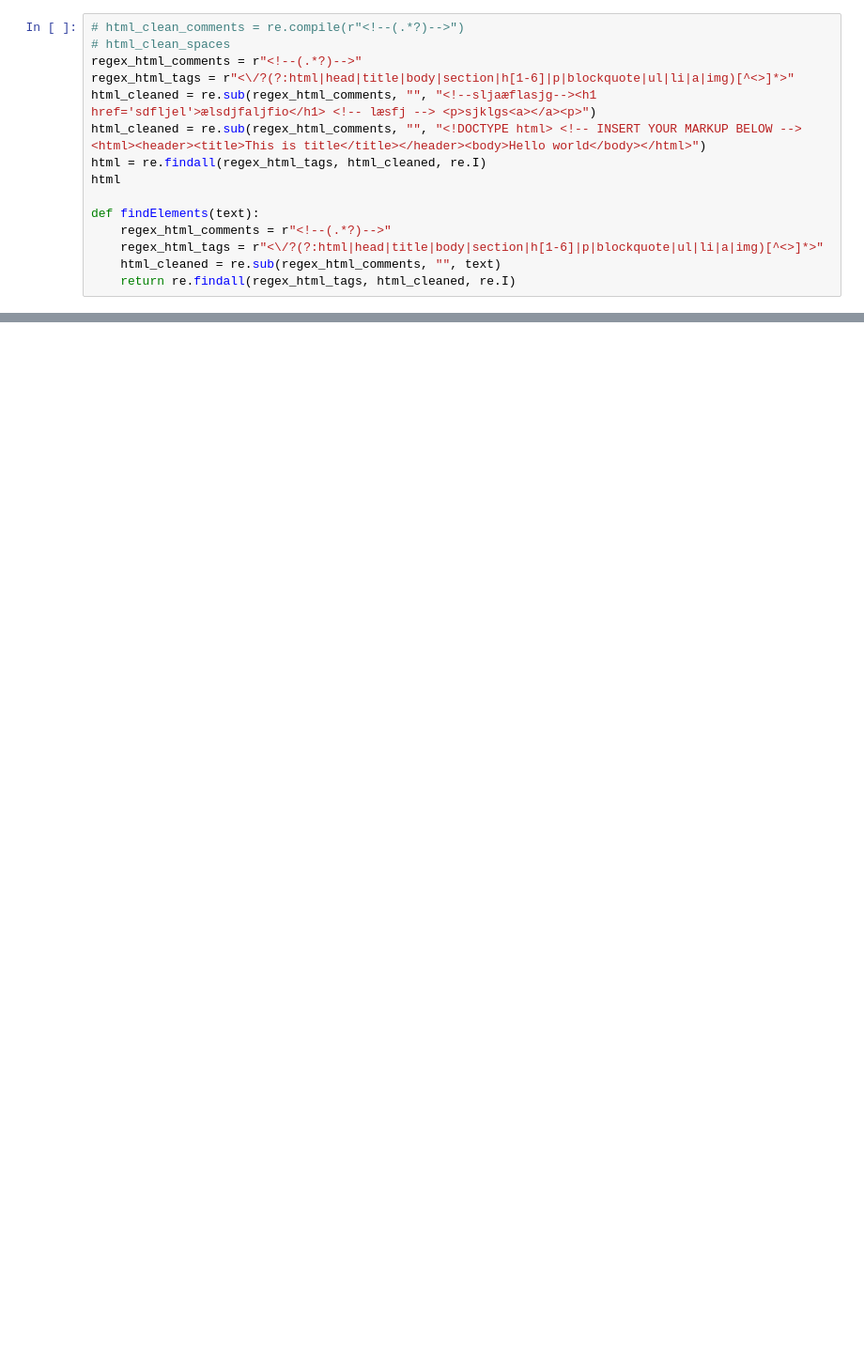
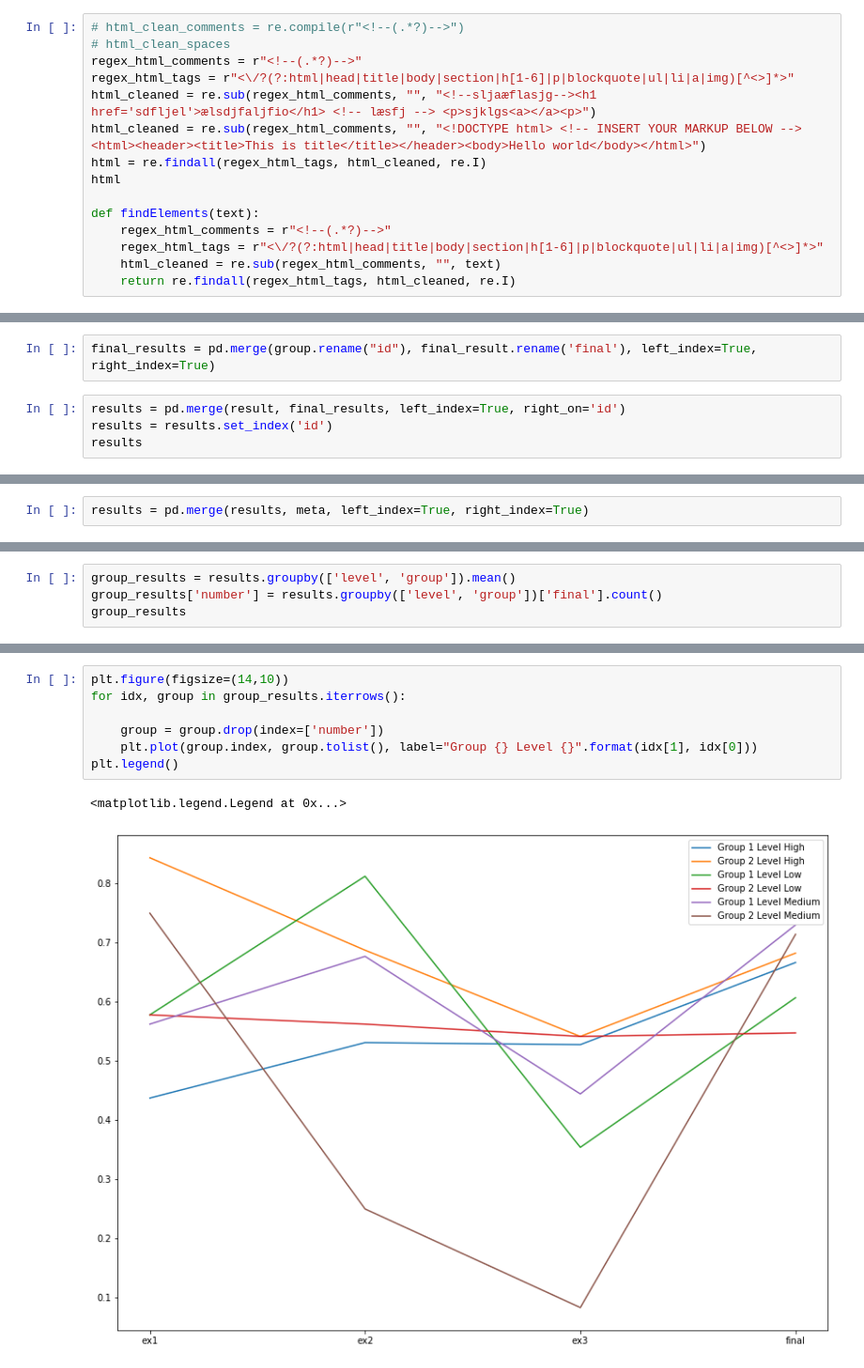
Before and after one commit to valentinoli/dela-html-lesson, a Jupyter notebook: frog-analysis.ipynb, the cells around one changed output, grey strips where cells are left out. Shown at 94% size. Drawn from its saved outputs; the diff is of its cells as text; blank space fills up the shorter version.

```diff
--- a/frog-analysis.ipynb
+++ b/frog-analysis.ipynb
@@ -326,0 +395,6 @@ testFinal(2)
+# %%
+final_results = pd.merge(group.rename("id"), final_result.rename('final'), left_index=True, right_index=True)
+# %%
+results = pd.merge(result, final_results, left_index=True, right_on='id')
+results = results.set_index('id')
+results
@@ -326,0 +420,2 @@ testFinal(2)
+# %%
+results = pd.merge(results, meta, left_index=True, right_index=True)
@@ -326,0 +448,4 @@ testFinal(2)
+# %%
+group_results = results.groupby(['level', 'group']).mean()
+group_results['number'] = results.groupby(['level', 'group'])['final'].count()
+group_results
@@ -326,0 +473,10 @@ testFinal(2)
+# %%
+plt.figure(figsize=(14,10))
+for idx, group in group_results.iterrows():
+
+    group = group.drop(index=['number'])
+    plt.plot(group.index, group.tolist(), label="Group {} Level {}".format(idx[1], idx[0]))
+plt.legend()
+# %% [output]
+<matplotlib.legend.Legend at 0x...>
+[figure, added]
```
Also changed, not shown: parts of 48 cells of this notebook, 3 other files.
